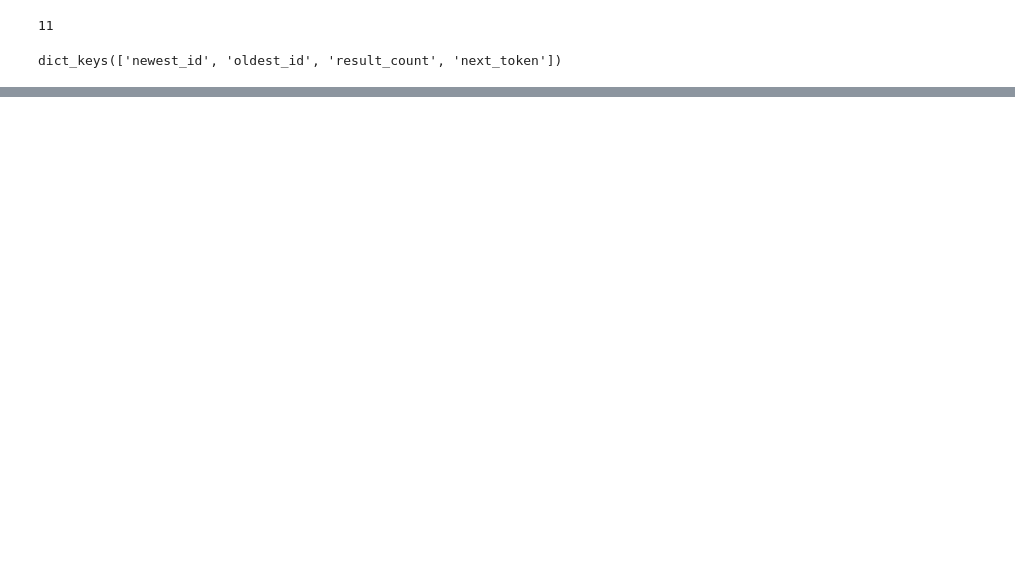
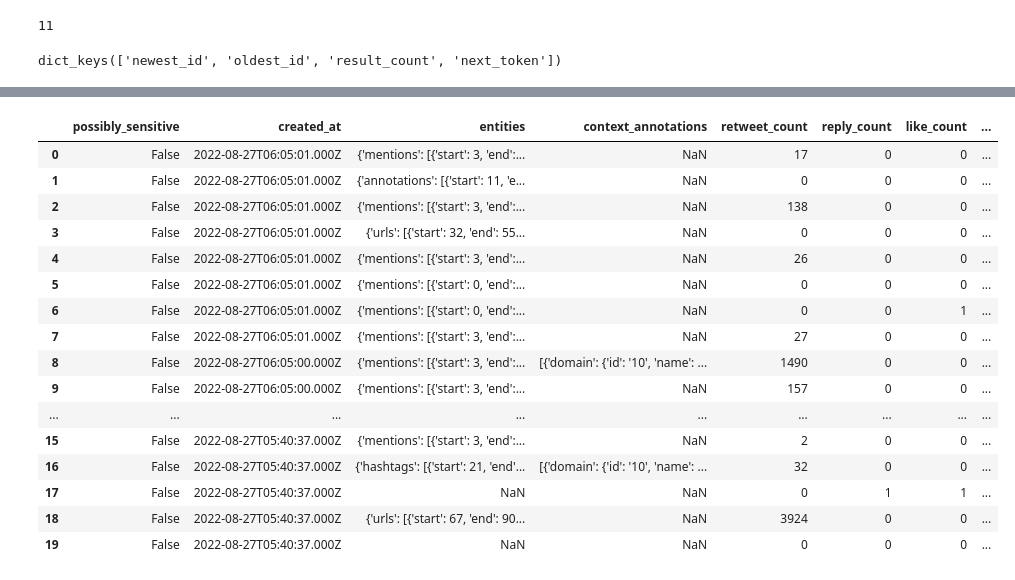
Before and after one commit to sabinagio/what-s-the-matter, a Jupyter notebook: twitter_api_data_collection.ipynb, the cells around one changed output, grey strips where cells are left out. Drawn from its saved outputs; the diff is of its cells as text; code cells hidden in the pictures; blank space fills up the shorter version.

Commit message:
Add sections, test multiple requests

```diff
--- a/twitter_api_data_collection.ipynb
+++ b/twitter_api_data_collection.ipynb
@@ -347,0 +281,35 @@ print("Total number of results: ", total_tweets)
+# %%
+bearer_token = auth()
+headers = create_headers(bearer_token)
+keyword = '''fear OR fearful OR afraid OR scared OR terrified OR worry OR worried OR anxiety OR anxious \
+  OR distress OR concern OR dismay OR strain OR stress OR tension -"nothing to fear" -"fear not" -"don't worry" -"no worries" lang:en'''
+url = create_url(keyword)
+
+# Create empty dataframes for tweet & user data
+tweet_cols = ['possibly_sensitive', 'created_at', 'entities', 'context_annotations', 'retweet_count', 'reply_count', 'like_count', 'quote_count', 'id', 'referenced_tweets', \
+              'conversation_id', 'in_reply_to_user_id', 'author_id', 'source', 'text', 'reply_settings']
+tweets_data = pd.DataFrame(columns=tweet_cols)
+
+user_cols = ['followers_count', 'following_count', 'tweet_count', 'listed_count', 'username', 'id', 'description', 'verified', 'name', 'created_at']
+users_data = pd.DataFrame(columns=user_cols)
+
+flag = True
+next_token = None
+
+# Attempt to get all of the tweets that match the query and save into a dataframe
+while flag:
+  new_json_response = connect_to_endpoint(url[0], headers, url[1], next_token=next_token)
+  next_token = json_response["meta"]["next_token"]
+  tweets_data = extract_data(new_json_response, tweets_data, data_type="tweet")
+  users_data = extract_data(new_json_response, users_data, data_type="user")
+  print("Collected {} tweets from {} users!".format(tweets_data.shape[0], users_data.shape[0]))
+
+  # Stop the loop if it collected 10,000 tweets for initial analysis
+  if tweets_data.shape[0] >= 100:
+    break
+
+  if next_token == None:
+    flag = False
+
+  # Add some time between API requests so the system doesn't restrict access
+  time.sleep(5)
@@ -347,0 +337,22 @@ print("Total number of results: ", total_tweets)
+# %%
+tweets_data.drop_duplicates("id", inplace=True)
+# %%
+tweets_data
+# %% [output]
+|  | possibly_sensitive | created_at | entities | context_annotations | retweet_count | reply_count | like_count | ... |
+| 0 | False | 2022-08-27T06:05:01.000Z | {'mentions': [{'start': 3, 'end':... | NaN | 17 | 0 | 0 | ... |
+| 1 | False | 2022-08-27T06:05:01.000Z | {'annotations': [{'start': 11, 'e... | NaN | 0 | 0 | 0 | ... |
+| 2 | False | 2022-08-27T06:05:01.000Z | {'mentions': [{'start': 3, 'end':... | NaN | 138 | 0 | 0 | ... |
+| 3 | False | 2022-08-27T06:05:01.000Z | {'urls': [{'start': 32, 'end': 55... | NaN | 0 | 0 | 0 | ... |
+| 4 | False | 2022-08-27T06:05:01.000Z | {'mentions': [{'start': 3, 'end':... | NaN | 26 | 0 | 0 | ... |
+| 5 | False | 2022-08-27T06:05:01.000Z | {'mentions': [{'start': 0, 'end':... | NaN | 0 | 0 | 0 | ... |
+| 6 | False | 2022-08-27T06:05:01.000Z | {'mentions': [{'start': 0, 'end':... | NaN | 0 | 0 | 1 | ... |
+| 7 | False | 2022-08-27T06:05:01.000Z | {'mentions': [{'start': 3, 'end':... | NaN | 27 | 0 | 0 | ... |
+| 8 | False | 2022-08-27T06:05:00.000Z | {'mentions': [{'start': 3, 'end':... | [{'domain': {'id': '10', 'name': ... | 1490 | 0 | 0 | ... |
+| 9 | False | 2022-08-27T06:05:00.000Z | {'mentions': [{'start': 3, 'end':... | NaN | 157 | 0 | 0 | ... |
+| ... | ... | ... | ... | ... | ... | ... | ... | ... |
+| 15 | False | 2022-08-27T05:40:37.000Z | {'mentions': [{'start': 3, 'end':... | NaN | 2 | 0 | 0 | ... |
+| 16 | False | 2022-08-27T05:40:37.000Z | {'hashtags': [{'start': 21, 'end'... | [{'domain': {'id': '10', 'name': ... | 32 | 0 | 0 | ... |
+| 17 | False | 2022-08-27T05:40:37.000Z | NaN | NaN | 0 | 1 | 1 | ... |
+| 18 | False | 2022-08-27T05:40:37.000Z | {'urls': [{'start': 67, 'end': 90... | NaN | 3924 | 0 | 0 | ... |
+| 19 | False | 2022-08-27T05:40:37.000Z | NaN | NaN | 0 | 0 | 0 | ... |
```
Also changed, not shown: parts of 33 cells of this notebook.
